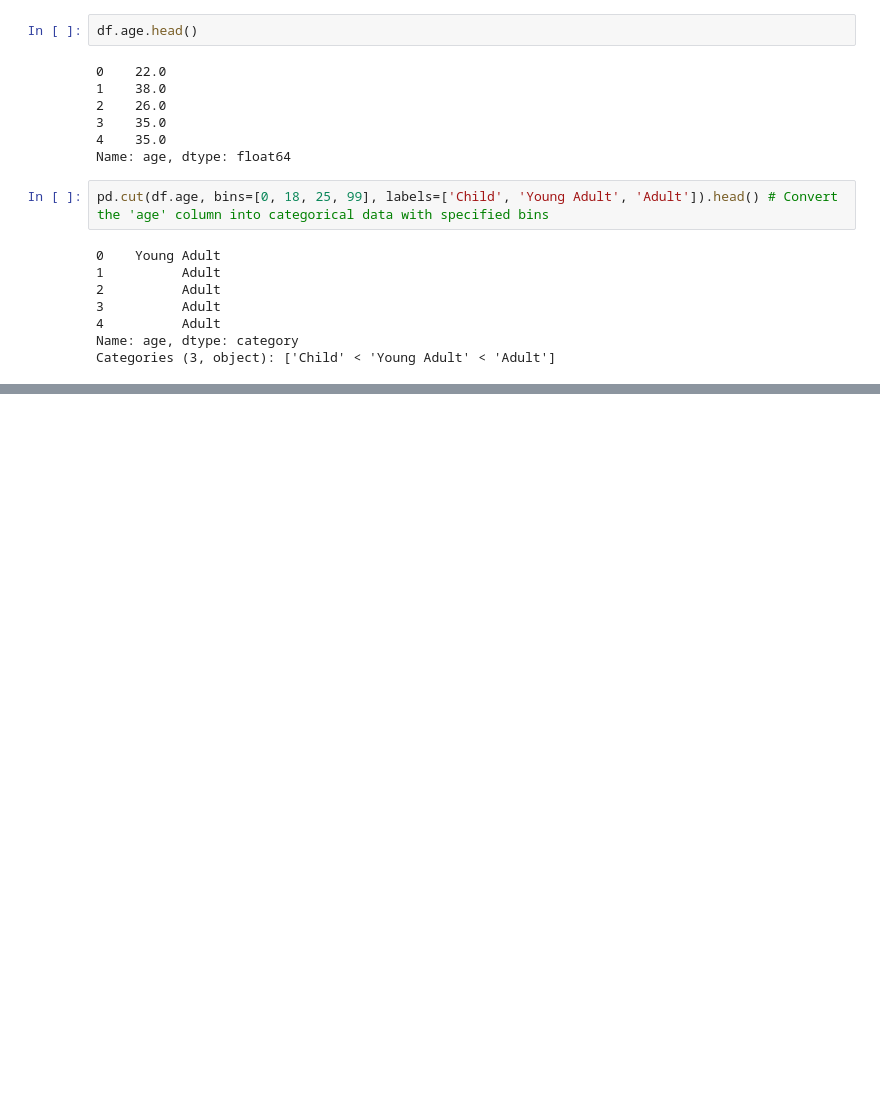
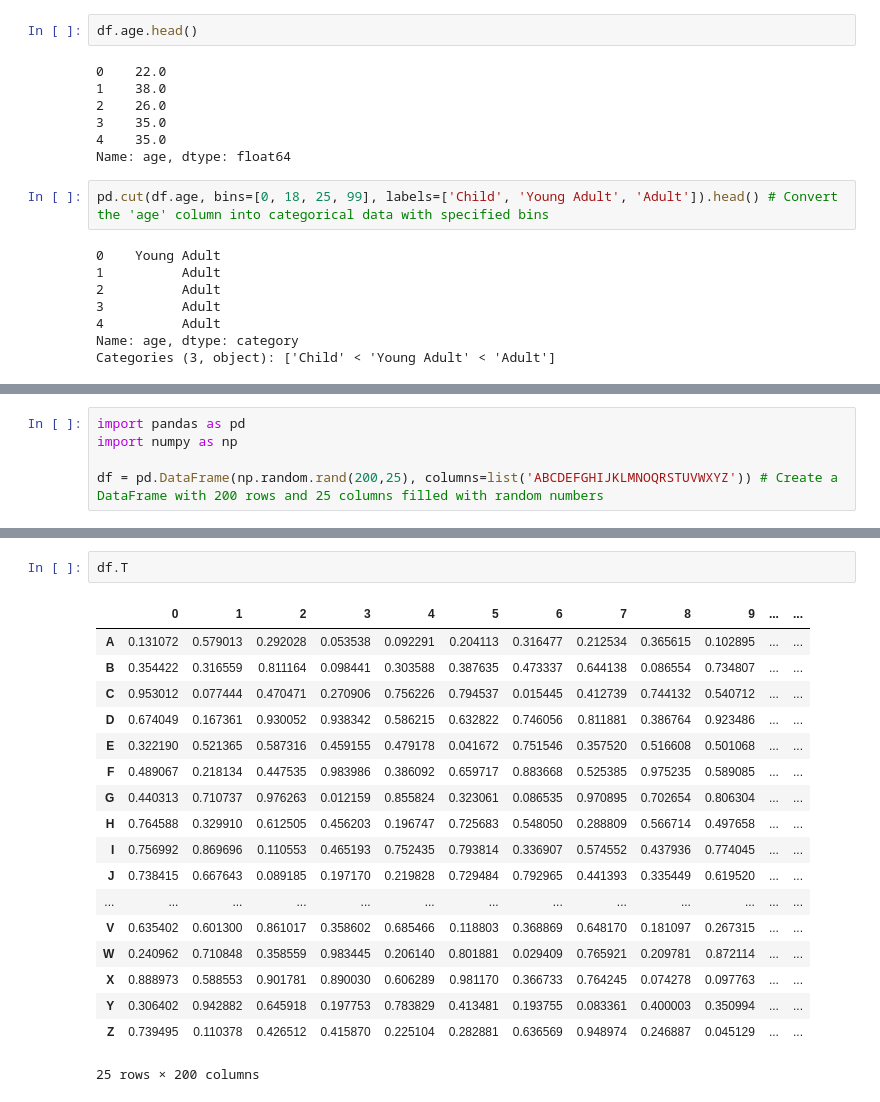
Before and after one commit to faisalramzan77/Data_Science_Course, a Jupyter notebook: Python_for_data_Science/Pandas_Practice/pandas.ipynb, the cells around one changed output, grey strips where cells are left out. Cells and saved outputs as stored; diff of their text form; blank space fills up the shorter version.

```diff
--- a/Python_for_data_Science/Pandas_Practice/pandas.ipynb
+++ b/Python_for_data_Science/Pandas_Practice/pandas.ipynb
@@ -836,0 +922,5 @@ Categories (3, object): ['Child' < 'Young Adult' < 'Adult']
+# %%
+import pandas as pd
+import numpy as np
+
+df = pd.DataFrame(np.random.rand(200,25), columns=list('ABCDEFGHIJKLMNOQRSTUVWXYZ')) # Create a DataFrame with 200 rows and 25 columns filled with random numbers
@@ -836,0 +943,21 @@ Categories (3, object): ['Child' < 'Young Adult' < 'Adult']
+# %%
+df.T
+# %% [output]
+|  | 0 | 1 | 2 | 3 | 4 | 5 | 6 | 7 | 8 | 9 | ... | ... |
+| A | 0.131072 | 0.579013 | 0.292028 | 0.053538 | 0.092291 | 0.204113 | 0.316477 | 0.212534 | 0.365615 | 0.102895 | ... | ... |
+| B | 0.354422 | 0.316559 | 0.811164 | 0.098441 | 0.303588 | 0.387635 | 0.473337 | 0.644138 | 0.086554 | 0.734807 | ... | ... |
+| C | 0.953012 | 0.077444 | 0.470471 | 0.270906 | 0.756226 | 0.794537 | 0.015445 | 0.412739 | 0.744132 | 0.540712 | ... | ... |
+| D | 0.674049 | 0.167361 | 0.930052 | 0.938342 | 0.586215 | 0.632822 | 0.746056 | 0.811881 | 0.386764 | 0.923486 | ... | ... |
+| E | 0.322190 | 0.521365 | 0.587316 | 0.459155 | 0.479178 | 0.041672 | 0.751546 | 0.357520 | 0.516608 | 0.501068 | ... | ... |
+| F | 0.489067 | 0.218134 | 0.447535 | 0.983986 | 0.386092 | 0.659717 | 0.883668 | 0.525385 | 0.975235 | 0.589085 | ... | ... |
+| G | 0.440313 | 0.710737 | 0.976263 | 0.012159 | 0.855824 | 0.323061 | 0.086535 | 0.970895 | 0.702654 | 0.806304 | ... | ... |
+| H | 0.764588 | 0.329910 | 0.612505 | 0.456203 | 0.196747 | 0.725683 | 0.548050 | 0.288809 | 0.566714 | 0.497658 | ... | ... |
+| I | 0.756992 | 0.869696 | 0.110553 | 0.465193 | 0.752435 | 0.793814 | 0.336907 | 0.574552 | 0.437936 | 0.774045 | ... | ... |
+| J | 0.738415 | 0.667643 | 0.089185 | 0.197170 | 0.219828 | 0.729484 | 0.792965 | 0.441393 | 0.335449 | 0.619520 | ... | ... |
+| ... | ... | ... | ... | ... | ... | ... | ... | ... | ... | ... | ... | ... |
+| V | 0.635402 | 0.601300 | 0.861017 | 0.358602 | 0.685466 | 0.118803 | 0.368869 | 0.648170 | 0.181097 | 0.267315 | ... | ... |
+| W | 0.240962 | 0.710848 | 0.358559 | 0.983445 | 0.206140 | 0.801881 | 0.029409 | 0.765921 | 0.209781 | 0.872114 | ... | ... |
+| X | 0.888973 | 0.588553 | 0.901781 | 0.890030 | 0.606289 | 0.981170 | 0.366733 | 0.764245 | 0.074278 | 0.097763 | ... | ... |
+| Y | 0.306402 | 0.942882 | 0.645918 | 0.197753 | 0.783829 | 0.413481 | 0.193755 | 0.083361 | 0.400003 | 0.350994 | ... | ... |
+| Z | 0.739495 | 0.110378 | 0.426512 | 0.415870 | 0.225104 | 0.282881 | 0.636569 | 0.948974 | 0.246887 | 0.045129 | ... | ... |
+25 rows × 200 columns
```
Also changed, not shown: parts of 12 cells of this notebook.
